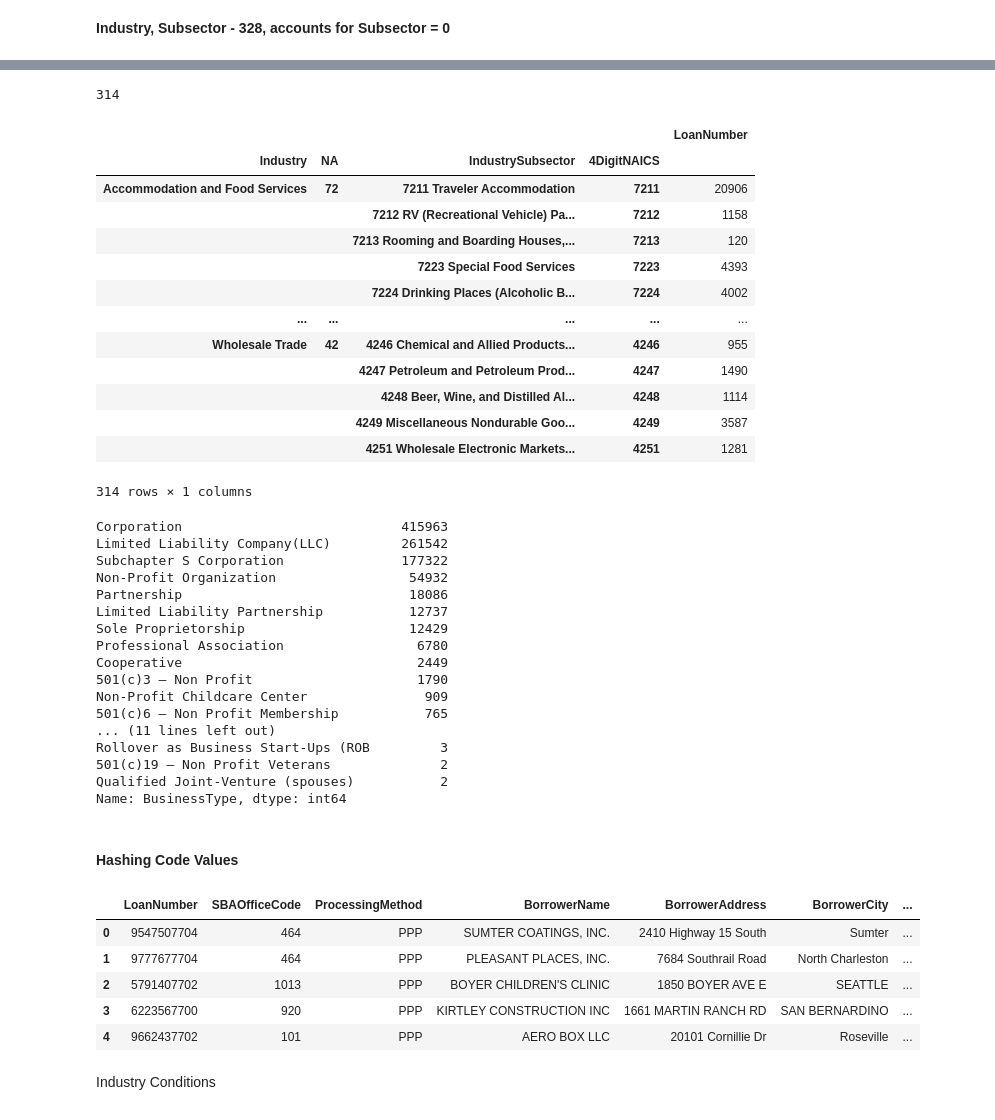
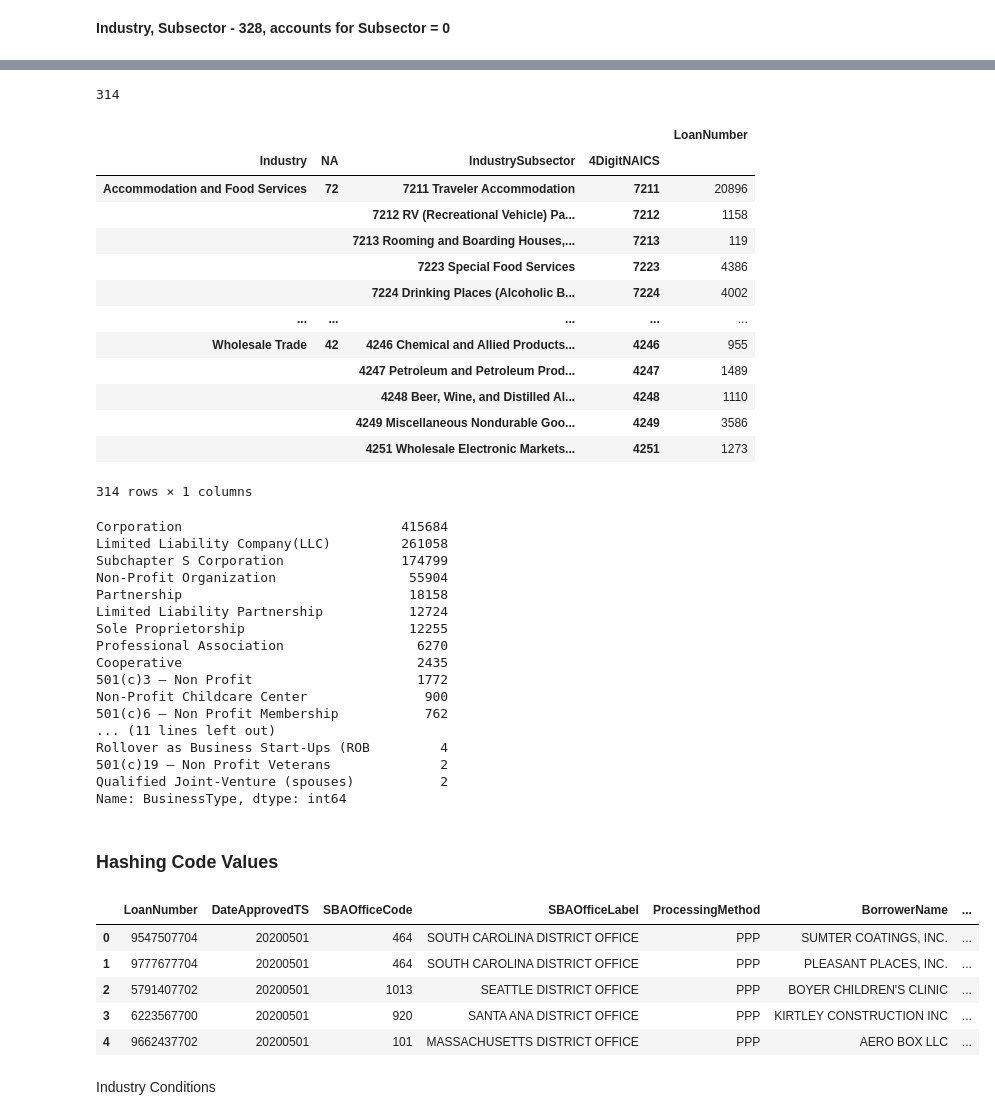
Before and after one commit to cspence001/mapdata_finalization_notebooks, a Jupyter notebook: main_HASHING_23.ipynb, the cells around one changed output, grey strips where cells are left out. Saved outputs shown, nothing was run; the diff lists cells and outputs as text; code cells hidden in the pictures.

```diff
--- a/main_HASHING_23.ipynb
+++ b/main_HASHING_23.ipynb
@@ -2,6 +2,6 @@
 import pandas as pd
 import numpy as np
 # %%
-ppp_df = pd.read_csv("../data/ppp_pipe.csv")
-ppp_df
+ppp_df_23= pd.read_csv("../data/ppp_pipe23.csv")
+ppp_df_23
 # %% [output]
@@ -69,6 +68,6 @@ ppp_df["IndustrySubsector"].nunique()
 # %%
-ppp_df.loc[ppp_df["4DigitNAICS"] == "6115", "IndustrySubsector"] = "6115 Technical and Trade Schools"
-edu_ppp = ppp_df.loc[ppp_df["Industry"] == "Educational Services"]
+ppp_df_23.loc[ppp_df_23["4DigitNAICS"] == "6115", "IndustrySubsector"] = "6115 Technical and Trade Schools"
+edu_ppp = ppp_df_23.loc[ppp_df_23["Industry"] == "Educational Services"]
 edu_ppp.groupby(["Industry", "IndustrySubsector"]).agg({"LoanNumber": "count"})
 # %% [output]
 |  |  | LoanNumber |
@@ -124,58 +123,58 @@ indss_df
 313 rows × 1 columns
 # %%
-indss_df =  ppp_df.groupby(["Industry", "NA", "IndustrySubsector", "4DigitNAICS"]).agg({ "LoanNumber": 'count'}) #327
+indss_df =  ppp_df_23.groupby(["Industry", "NA", "IndustrySubsector", "4DigitNAICS"]).agg({ "LoanNumber": 'count'}) #327
 print(indss_df.shape[0])
 indss_df
 # %% [output]
 314
 |  |  |  |  | LoanNumber |
 | Industry | NA | IndustrySubsector | 4DigitNAICS |  |
-| Accommodation and Food Services | 72 | 7211 Traveler Accommodation | 7211 | 20906 |
+| Accommodation and Food Services | 72 | 7211 Traveler Accommodation | 7211 | 20896 |
 |  |  | 7212 RV (Recreational Vehicle) Pa... | 7212 | 1158 |
-|  |  | 7213 Rooming and Boarding Houses,... | 7213 | 120 |
-|  |  | 7223 Special Food Services | 7223 | 4393 |
+|  |  | 7213 Rooming and Boarding Houses,... | 7213 | 119 |
+|  |  | 7223 Special Food Services | 7223 | 4386 |
 |  |  | 7224 Drinking Places (Alcoholic B... | 7224 | 4002 |
 | ... | ... | ... | ... | ... |
 | Wholesale Trade | 42 | 4246 Chemical and Allied Products... | 4246 | 955 |
-|  |  | 4247 Petroleum and Petroleum Prod... | 4247 | 1490 |
-|  |  | 4248 Beer, Wine, and Distilled Al... | 4248 | 1114 |
-|  |  | 4249 Miscellaneous Nondurable Goo... | 4249 | 3587 |
-|  |  | 4251 Wholesale Electronic Markets... | 4251 | 1281 |
+|  |  | 4247 Petroleum and Petroleum Prod... | 4247 | 1489 |
+|  |  | 4248 Beer, Wine, and Distilled Al... | 4248 | 1110 |
+|  |  | 4249 Miscellaneous Nondurable Goo... | 4249 | 3586 |
+|  |  | 4251 Wholesale Electronic Markets... | 4251 | 1273 |
 314 rows × 1 columns
 # %%
-ppp_df['BusinessType'].value_counts()
+ppp_df_23['BusinessType'].value_counts()
 # %% [output]
-Corporation                            415963
-Limited Liability Company(LLC)         261542
-Subchapter S Corporation               177322
-Non-Profit Organization                 54932
-Partnership                             18086
-Limited Liability Partnership           12737
-Sole Proprietorship                     12429
-Professional Association                 6780
-Cooperative                              2449
-501(c)3 – Non Profit                     1790
-Non-Profit Childcare Center               909
-501(c)6 – Non Profit Membership           765
+Corporation                            415684
+Limited Liability Company(LLC)         261058
+Subchapter S Corporation               174799
+Non-Profit Organization                 55904
+Partnership                             18158
+Limited Liability Partnership           12724
+Sole Proprietorship                     12255
+Professional Association                 6270
+Cooperative                              2435
+501(c)3 – Non Profit                     1772
+Non-Profit Childcare Center               900
+501(c)6 – Non Profit Membership           762
 ... (11 lines left out)
-Rollover as Business Start-Ups (ROB         3
+Rollover as Business Start-Ups (ROB         4
 501(c)19 – Non Profit Veterans              2
 Qualified Joint-Venture (spouses)           2
 Name: BusinessType, dtype: int64
 # %% [markdown]
-<h4>Hashing Code Values
+<h3>Hashing Code Values
 # %%
 pd.set_option('display.max_columns', None)
-ppp_df_hash = ppp_df
-ppp_df_hash = ppp_df_hash.drop(["Unnamed: 0", "Unnamed: 0.1"], axis=1)
-ppp_df_hash.head()
+ppp_df_23_hash = ppp_df_23
+ppp_df_23_hash = ppp_df_23_hash.drop(["Unnamed: 0"], axis=1)
+ppp_df_23_hash.head()
 # %% [output]
-|  | LoanNumber | SBAOfficeCode | ProcessingMethod | BorrowerName | BorrowerAddress | BorrowerCity | ... |
-| 0 | 9547507704 | 464 | PPP | SUMTER COATINGS, INC. | 2410 Highway 15 South | Sumter | ... |
-| 1 | 9777677704 | 464 | PPP | PLEASANT PLACES, INC. | 7684 Southrail Road | North Charleston | ... |
-| 2 | 5791407702 | 1013 | PPP | BOYER CHILDREN'S CLINIC | 1850 BOYER AVE E | SEATTLE | ... |
-| 3 | 6223567700 | 920 | PPP | KIRTLEY CONSTRUCTION INC | 1661 MARTIN RANCH RD | SAN BERNARDINO | ... |
-| 4 | 9662437702 | 101 | PPP | AERO BOX LLC | 20101 Cornillie Dr | Roseville | ... |
+|  | LoanNumber | DateApprovedTS | SBAOfficeCode | SBAOfficeLabel | ProcessingMethod | BorrowerName | ... |
+| 0 | 9547507704 | 20200501 | 464 | SOUTH CAROLINA DISTRICT OFFICE | PPP | SUMTER COATINGS, INC. | ... |
+| 1 | 9777677704 | 20200501 | 464 | SOUTH CAROLINA DISTRICT OFFICE | PPP | PLEASANT PLACES, INC. | ... |
+| 2 | 5791407702 | 20200501 | 1013 | SEATTLE DISTRICT OFFICE | PPP | BOYER CHILDREN'S CLINIC | ... |
+| 3 | 6223567700 | 20200501 | 920 | SANTA ANA DISTRICT OFFICE | PPP | KIRTLEY CONSTRUCTION INC | ... |
+| 4 | 9662437702 | 20200501 | 101 | MASSACHUSETTS DISTRICT OFFICE | PPP | AERO BOX LLC | ... |
 # %% [markdown]
 Industry Conditions
 # %%
```
Also changed, not shown: parts of 50 cells of this notebook, 6 other files.
